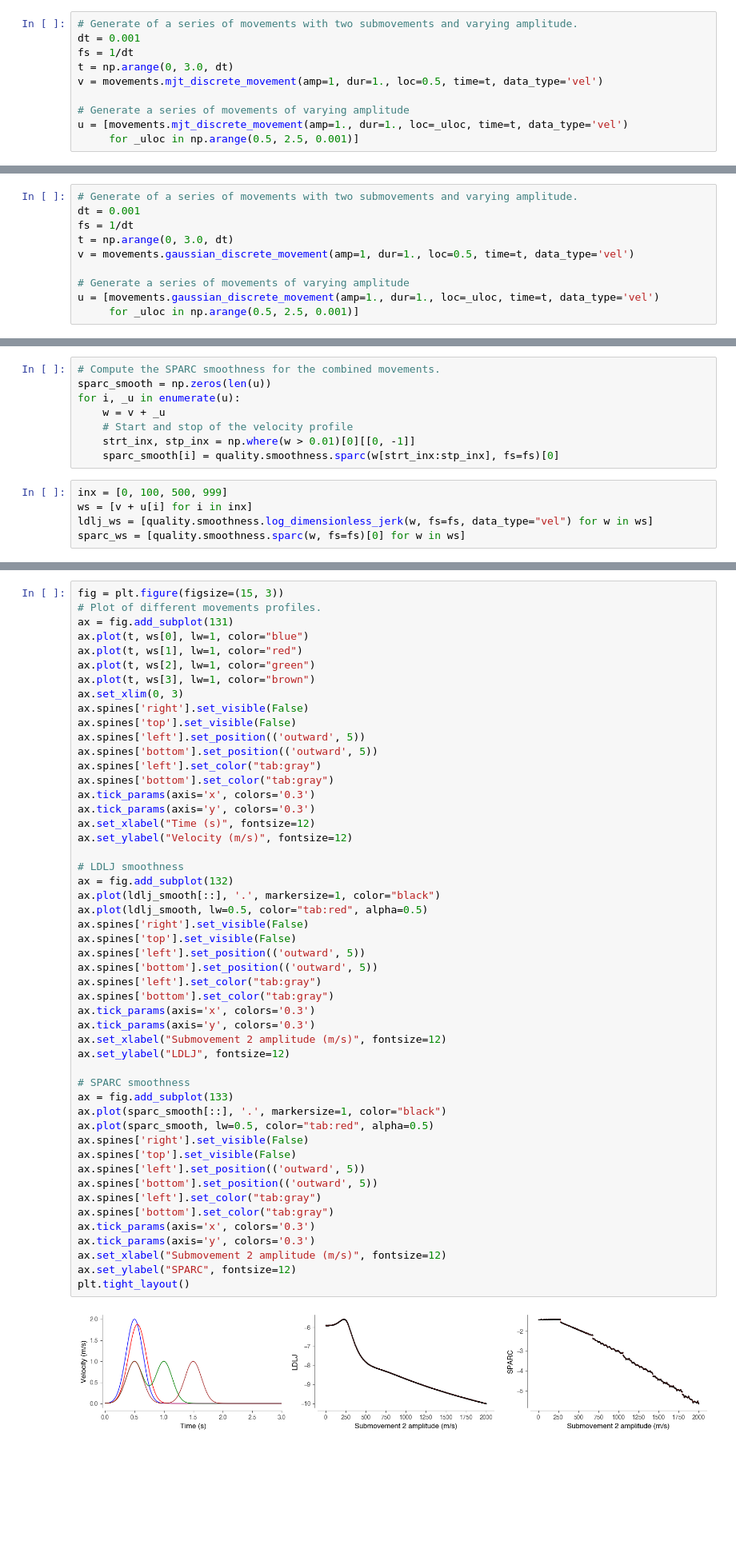
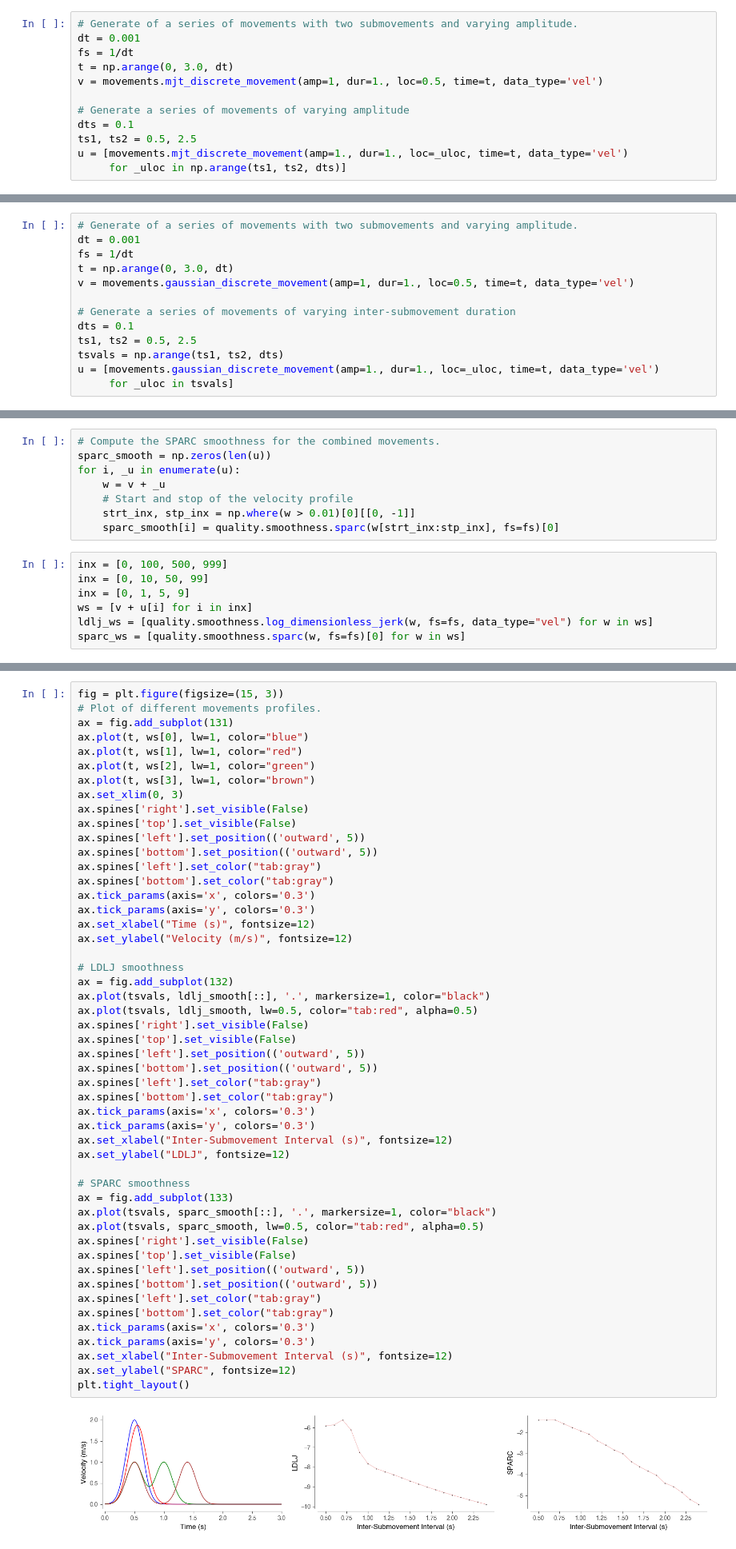
Before and after one commit to siva82kb/kinometrics, a Jupyter notebook: analysis/smoothness_properties.ipynb, the cells around one changed output, grey strips where cells are left out. Shown at 80% size. Cells and saved outputs as stored; diff of their text form; blank space fills up the shorter version.

```diff
--- a/analysis/smoothness_properties.ipynb
+++ b/analysis/smoothness_properties.ipynb
@@ -147,8 +124,10 @@ t = np.arange(0, 3.0, dt)
 v = movements.mjt_discrete_movement(amp=1, dur=1., loc=0.5, time=t, data_type='vel')
 
 # Generate a series of movements of varying amplitude
+dts = 0.1
+ts1, ts2 = 0.5, 2.5
 u = [movements.mjt_discrete_movement(amp=1., dur=1., loc=_uloc, time=t, data_type='vel')
-     for _uloc in np.arange(0.5, 2.5, 0.001)]
+     for _uloc in np.arange(ts1, ts2, dts)]
 # %%
 # Compute the LDLJ smoothness for the combined movements.
 vel_th = 0.0001
@@ -259,9 +216,12 @@ fs = 1/dt
 t = np.arange(0, 3.0, dt)
 v = movements.gaussian_discrete_movement(amp=1, dur=1., loc=0.5, time=t, data_type='vel')
 
-# Generate a series of movements of varying amplitude
+# Generate a series of movements of varying inter-submovement duration
+dts = 0.1
+ts1, ts2 = 0.5, 2.5
+tsvals = np.arange(ts1, ts2, dts)
 u = [movements.gaussian_discrete_movement(amp=1., dur=1., loc=_uloc, time=t, data_type='vel')
-     for _uloc in np.arange(0.5, 2.5, 0.001)]
+     for _uloc in tsvals]
 # %%
 # Compute the LDLJ smoothness for the combined movements.
 vel_th = 0.0001
@@ -303,6 +245,8 @@ for i, _u in enumerate(u):
     sparc_smooth[i] = quality.smoothness.sparc(w[strt_inx:stp_inx], fs=fs)[0]
 # %%
 inx = [0, 100, 500, 999]
+inx = [0, 10, 50, 99]
+inx = [0, 1, 5, 9]
 ws = [v + u[i] for i in inx]
 ldlj_ws = [quality.smoothness.log_dimensionless_jerk(w, fs=fs, data_type="vel") for w in ws]
 sparc_ws = [quality.smoothness.sparc(w, fs=fs)[0] for w in ws]
@@ -329,37 +268,37 @@ ax.spines['bottom'].set_color("tab:gray")
 ax.tick_params(axis='x', colors='0.3')
 ax.tick_params(axis='y', colors='0.3')
 ax.set_xlabel("Time (s)", fontsize=12)
 ax.set_ylabel("Velocity (m/s)", fontsize=12)
 
 # LDLJ smoothness
 ax = fig.add_subplot(132)
-ax.plot(ldlj_smooth[::], '.', markersize=1, color="black")
-ax.plot(ldlj_smooth, lw=0.5, color="tab:red", alpha=0.5)
+ax.plot(tsvals, ldlj_smooth[::], '.', markersize=1, color="black")
+ax.plot(tsvals, ldlj_smooth, lw=0.5, color="tab:red", alpha=0.5)
 ax.spines['right'].set_visible(False)
 ax.spines['top'].set_visible(False)
 ax.spines['left'].set_position(('outward', 5))
 ax.spines['bottom'].set_position(('outward', 5))
 ax.spines['left'].set_color("tab:gray")
 ax.spines['bottom'].set_color("tab:gray")
 ax.tick_params(axis='x', colors='0.3')
 ax.tick_params(axis='y', colors='0.3')
-ax.set_xlabel("Submovement 2 amplitude (m/s)", fontsize=12)
+ax.set_xlabel("Inter-Submovement Interval (s)", fontsize=12)
 ax.set_ylabel("LDLJ", fontsize=12)
 
 # SPARC smoothness
 ax = fig.add_subplot(133)
-ax.plot(sparc_smooth[::], '.', markersize=1, color="black")
-ax.plot(sparc_smooth, lw=0.5, color="tab:red", alpha=0.5)
+ax.plot(tsvals, sparc_smooth[::], '.', markersize=1, color="black")
+ax.plot(tsvals, sparc_smooth, lw=0.5, color="tab:red", alpha=0.5)
 ax.spines['right'].set_visible(False)
 ax.spines['top'].set_visible(False)
 ax.spines['left'].set_position(('outward', 5))
 ax.spines['bottom'].set_position(('outward', 5))
 ax.spines['left'].set_color("tab:gray")
 ax.spines['bottom'].set_color("tab:gray")
 ax.tick_params(axis='x', colors='0.3')
 ax.tick_params(axis='y', colors='0.3')
-ax.set_xlabel("Submovement 2 amplitude (m/s)", fontsize=12)
+ax.set_xlabel("Inter-Submovement Interval (s)", fontsize=12)
 ax.set_ylabel("SPARC", fontsize=12)
 plt.tight_layout()
 # %% [output]
-[figure, old version]
+[figure, new version]
```
Also changed, not shown: parts of 14 cells of this notebook, 10 other files.
